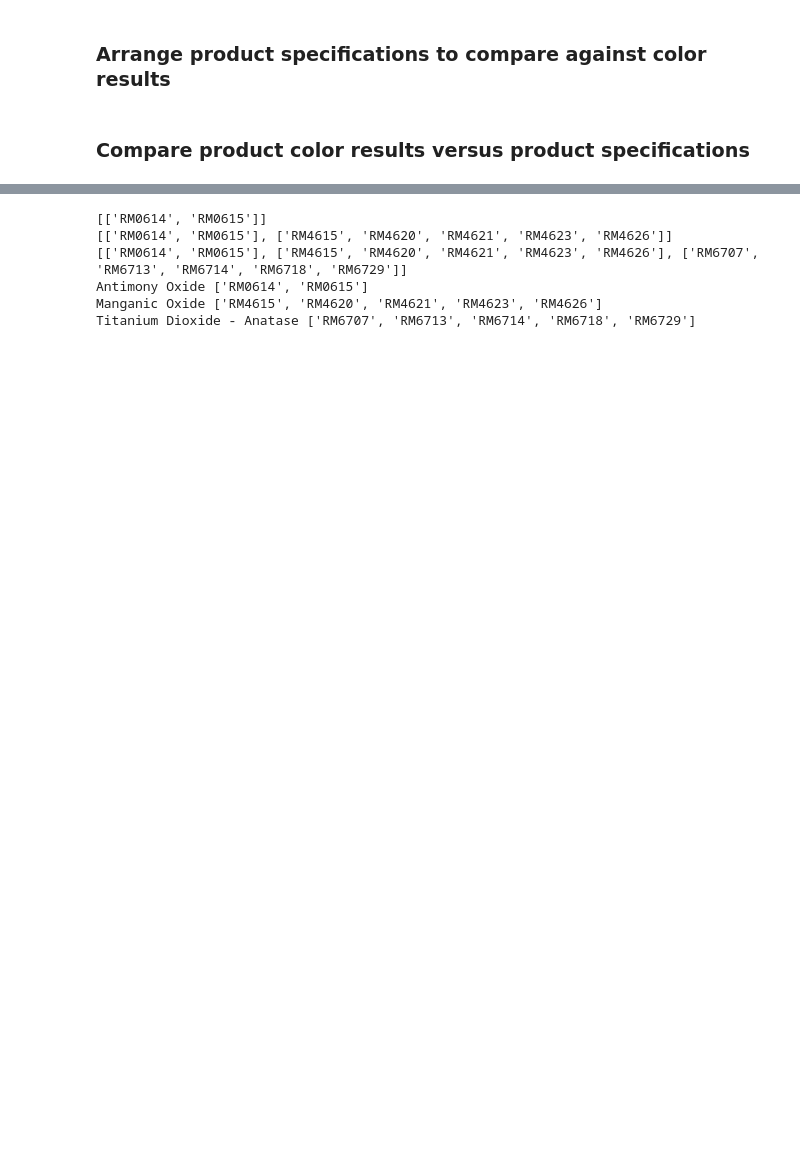
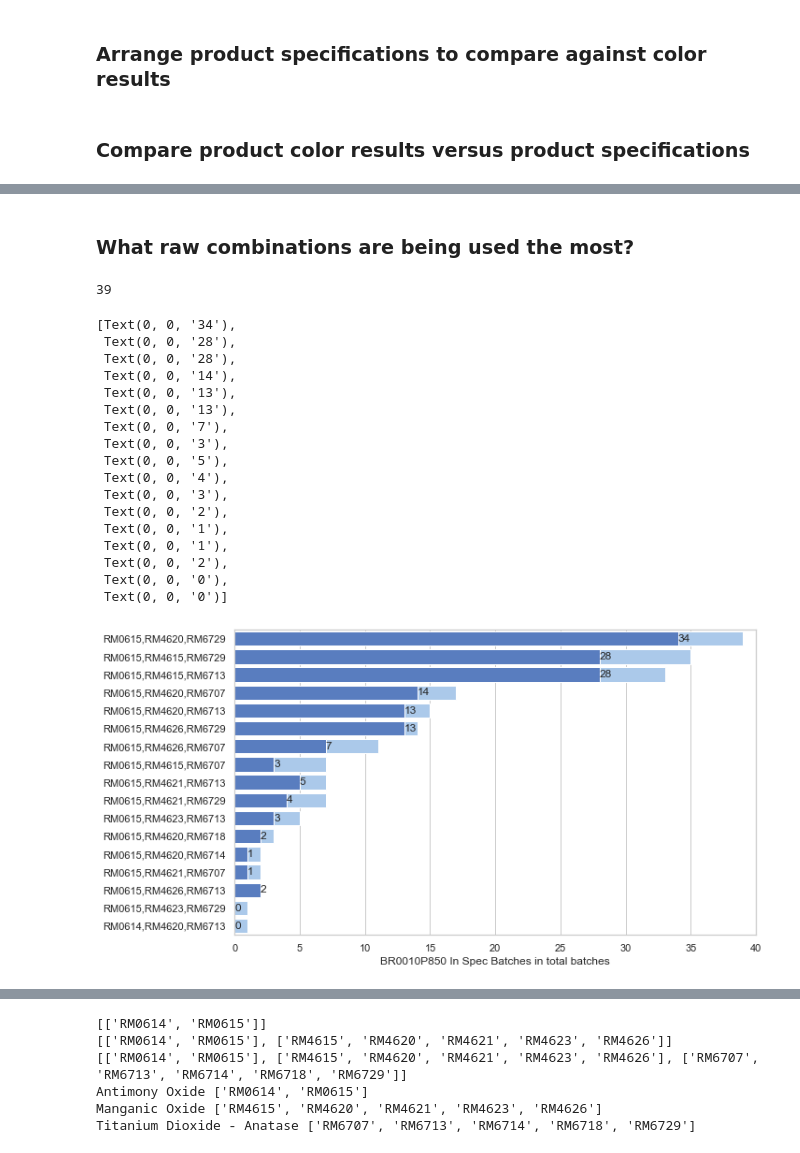
Before and after one commit to ryan-menning/rm-evaluation, a Jupyter notebook: scratch_pad.ipynb, the cells around one changed output, grey strips where cells are left out. Saved outputs shown, nothing was run; the diff lists cells and outputs as text; code cells hidden in the pictures; blank space fills up the shorter version.

```diff
--- a/scratch_pad.ipynb
+++ b/scratch_pad.ipynb
@@ -84,6 +91,10 @@ def combine_limits(targ_col,prod_spec_dict):  # This is making an assumption tha
     prod_ll_dict['lower_limits'] = prod_ll  # create dict of lower limits
     prod_ul_dict['upper_limits'] = prod_ul  # create dict of upper limits
     return {**prod_ll_dict, **prod_ul_dict}  # return dict of both dictionaries
+
+def round_up(n, decimals=0):
+    multiplier = 10 ** decimals
+    return math.ceil(n * multiplier) / multiplier
 # %% [markdown]
 ### Display file options to user
 # %%
@@ -284,0 +451,43 @@ target_df = df.merge(batch_in_spec_df, how='left', left_on='Fin Batch', right_in
+# %% [markdown]
+### What raw combinations are being used the most?
+# %%
+test_df1 = target_df[['Raws Combined','is_in_spec']].groupby('Raws Combined').agg(['count', 'sum']).reset_index()
+test_df1['tot_count'] = test_df1['is_in_spec']['count']
+test_df1['num_in_spec'] = test_df1['is_in_spec']['sum']
+test_df1['per_in_spec'] = round((test_df1['num_in_spec']/test_df1['tot_count']*100),1)
+test_df2 = test_df1[['Raws Combined','tot_count','num_in_spec','per_in_spec']].copy().sort_values(by='tot_count',ascending=False)
+# %%
+test_df2['tot_count'].max()
+# %% [output]
+39
+# %%
+f, ax = plt.subplots(figsize=(10, 6))
+sns.set_color_codes("pastel")
+sns.barplot(y='Raws Combined',x='tot_count', data=test_df2,color='b')
+
+sns.set_color_codes("muted")
+sns.barplot(y='Raws Combined',x='num_in_spec', data=test_df2, color='b')
+
+x_axis_scale = int(round_up(test_df2['tot_count'].max(),-1))
+ax.set(xlim=(0, x_axis_scale), ylabel="",
+       xlabel= selected_product + " In Spec Batches in total batches")
+ax.bar_label(ax.containers[1])
+# %% [output]
+[Text(0, 0, '34'),
+ Text(0, 0, '28'),
+ Text(0, 0, '28'),
+ Text(0, 0, '14'),
+ Text(0, 0, '13'),
+ Text(0, 0, '13'),
+ Text(0, 0, '7'),
+ Text(0, 0, '3'),
+ Text(0, 0, '5'),
+ Text(0, 0, '4'),
+ Text(0, 0, '3'),
+ Text(0, 0, '2'),
+ Text(0, 0, '1'),
+ Text(0, 0, '1'),
+ Text(0, 0, '2'),
+ Text(0, 0, '0'),
+ Text(0, 0, '0')]
+[figure, added]
```
Also changed, not shown: parts of 29 cells of this notebook, 4 other files.
